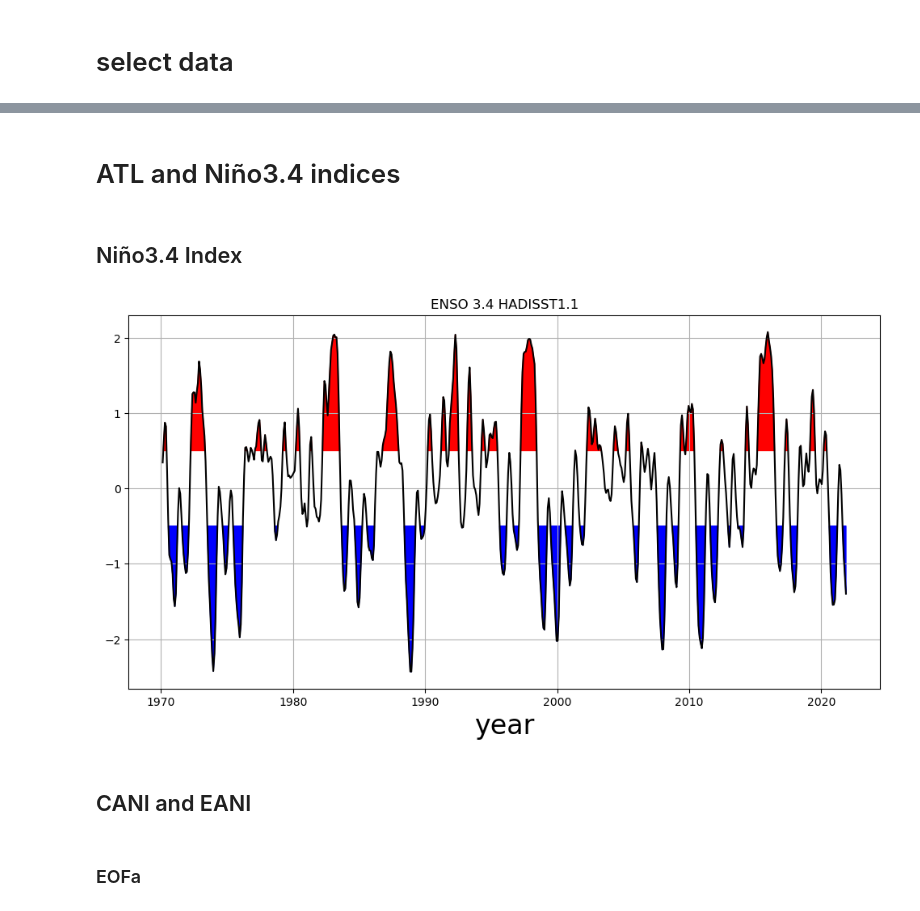
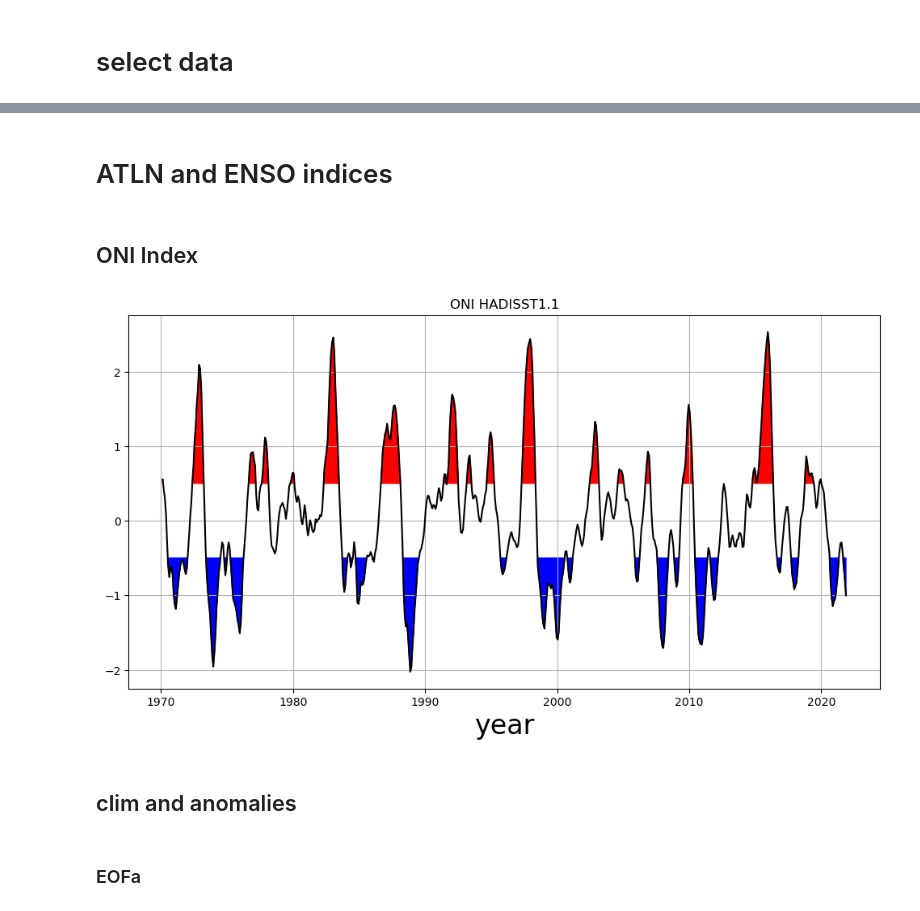
Before and after one commit to allan3prez/ATLN_HG, a Jupyter notebook: CESM_LENS2_ATLN_ENSO.ipynb, the cells around one changed output, grey strips where cells are left out. Saved outputs shown, nothing was run; the diff lists cells and outputs as text; code cells hidden in the pictures.

Commit message:
file changes from local machine to glade

```diff
--- a/CESM_LENS2_ATLN_ENSO.ipynb
+++ b/CESM_LENS2_ATLN_ENSO.ipynb
@@ -125,4 +130,5 @@ cluster.workers
 # %%
 # files = glob.glob('/glade/campaign/cgd/cesm/CESM2-LE/timeseries/atm/proc/tseries/month_1/SST/*.nc')
 # start with hadisst files
-ds = xr.open_dataset('/glade/campaign/collections/rda/data/d277003/HadISST_sst.nc.gz').compute()
+ds = xr.open_dataset('HadISST_sst.nc.gz').compute()
+ds
@@ -129,6 +189,10 @@ ds = xr.open_dataset('/glade/campaign/collections/rda/data/d277003/HadISST_sst.n
 # %% [markdown]
 # select data
 # %%
-dates = xr.date_range(start='1970-01-16', end='2022-01-16', freq='1ME')
+# selected dates
+dates = xr.date_range(start='1920-01-16', end='2025-01-16', freq='1ME')
+# dates = xr.date_range(start='1970-01-16', end='2022-01-16', freq='1ME')
 ds = ds.sel(time=dates, method='nearest')
-ds
+
+# select summer
+# summer_ds = ds.where(ds['time'].dt.month.isin([6, 7, 8]), drop=True)
@@ -179,14 +205,14 @@ array([[[27.28309 , 27.448025, 27.59332 , ...,       nan,       nan,
 # %% [markdown]
-# ATL and Niño3.4 indices
+# ATLN and ENSO indices
 # %% [markdown]
-## Niño3.4 Index
+## ONI Index
 # %%
 # get weighted latitudes
 weights = np.cos(np.deg2rad(ENSO34_hadisst.latitude))
 weights.name = "weights"
 # %%
-ENSO34_clim = ENSO34_hadisst.mean(dim='time').compute()
-ENSO34_anom = ENSO34_hadisst - ENSO34_clim
+ENSO34_clim = ENSO34_hadisst.groupby(ENSO34_hadisst['time'].dt.month).mean(dim='time').compute()
+ENSO34_anom = ENSO34_hadisst.groupby(ENSO34_hadisst['time'].dt.month) - ENSO34_clim
 # all anomaly fields were linearly detrended zhang et al
 ENSO34_anom_dtrend = detrend_dim(ENSO34_anom, dim='time')
 # %%
@@ -195,26 +221,26 @@ ENSO34_index = ENSO34_roll.mean(('longitude', 'latitude'), skipna=True).compute(
 # %%
 # index plot
 fig, ax = plt.subplots(figsize=(12,6))
 
 threshold = 0.5
 
 ax.plot(ENSO34_index.time, ENSO34_index, color='black')
 # gvutil.add_major_minor_ticks(ax, x_minor_per_major=15, y_minor_per_major=3, labelsize=20)
 
 # gvutil.set_axes_limits_and_ticks(ax,ylim=(-2., 2.))
 ax.fill_between(ENSO34_index.time, ENSO34_index,
                 y2=-threshold, where=ENSO34_index < -threshold,
                 color='blue', interpolate=True)
 ax.fill_between(ENSO34_index.time, ENSO34_index,
                 y2=threshold, where=ENSO34_index > threshold,
                 color='red', interpolate=True)
 
-plt.title('ENSO 3.4 HADISST1.1')
+plt.title('ONI HADISST1.1')
 ax.set_xlabel('year', fontsize=24)
 plt.grid()
 plt.show()
 # %% [output]
-[figure, old version]
+[figure, new version]
 # %% [markdown]
-## CANI and EANI
+## clim and anomalies
 # %%
```
Also changed, not shown: parts of 41 cells of this notebook.
